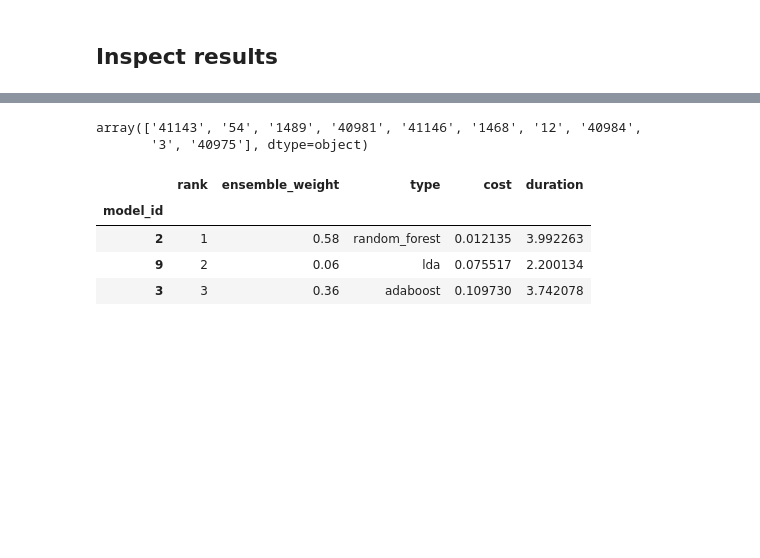
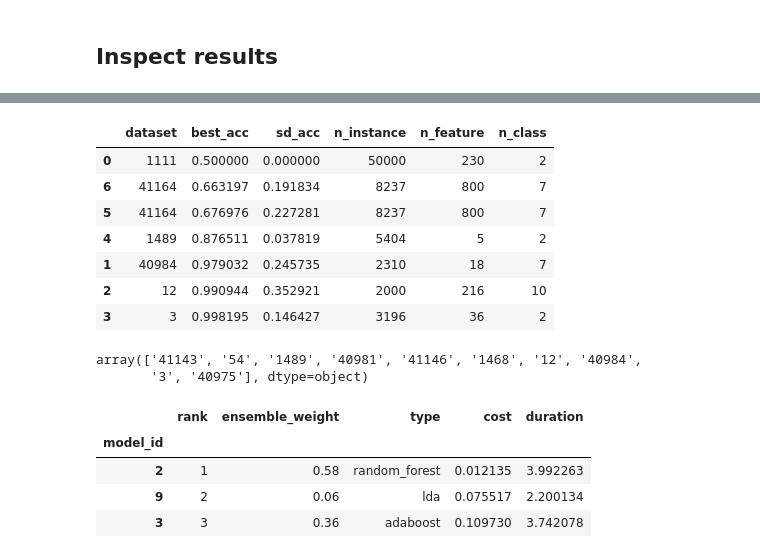
Before and after one commit to RichardMiddelkoop/AML_project_autosklearn_Px5_62275_-, a Jupyter notebook: random_search/random_search_Analyze_results.ipynb, the cells around one changed output, grey strips where cells are left out. Cells and saved outputs as stored; diff of their text form; code cells hidden in the pictures; blank space fills up the shorter version.

```diff
--- a/random_search/random_search_Analyze_results.ipynb
+++ b/random_search/random_search_Analyze_results.ipynb
@@ -334,6 +331,15 @@ results_df.sort_values('mean_acc').tail()
 # %%
 # all
-results_df.sort_values('mean_acc')
+results_df.sort_values('best_acc')
+# %% [output]
+|  | dataset | best_acc | sd_acc | n_instance | n_feature | n_class |
+| 0 | 1111 | 0.500000 | 0.000000 | 50000 | 230 | 2 |
+| 6 | 41164 | 0.663197 | 0.191834 | 8237 | 800 | 7 |
+| 5 | 41164 | 0.676976 | 0.227281 | 8237 | 800 | 7 |
+| 4 | 1489 | 0.876511 | 0.037819 | 5404 | 5 | 2 |
+| 1 | 40984 | 0.979032 | 0.245735 | 2310 | 18 | 7 |
+| 2 | 12 | 0.990944 | 0.352921 | 2000 | 216 | 10 |
+| 3 | 3 | 0.998195 | 0.146427 | 3196 | 36 | 2 |
 # %%
 # Test on subset first
 np.array(results_df.sort_values('mean_acc').tail(10)['dataset'])
```
Also changed, not shown: parts of 12 cells of this notebook.
